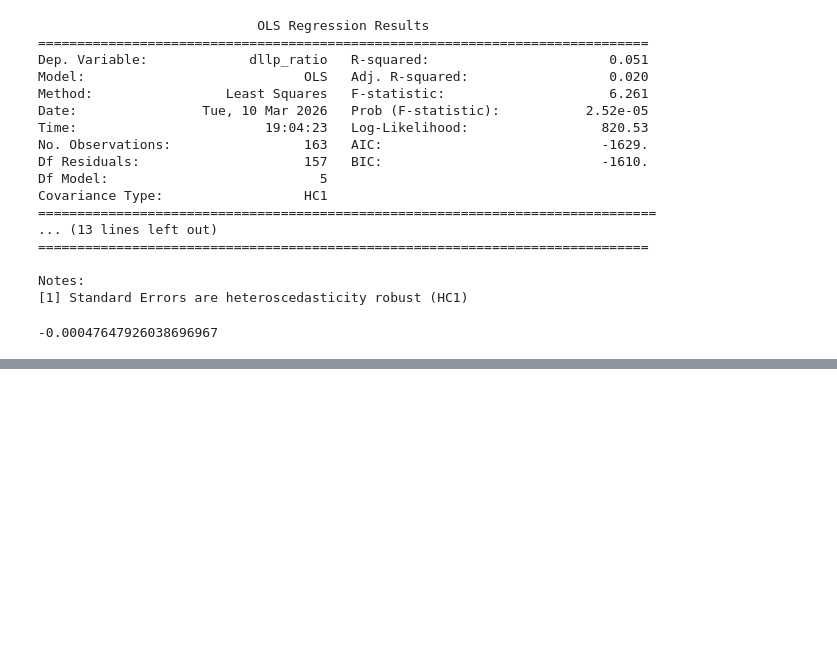
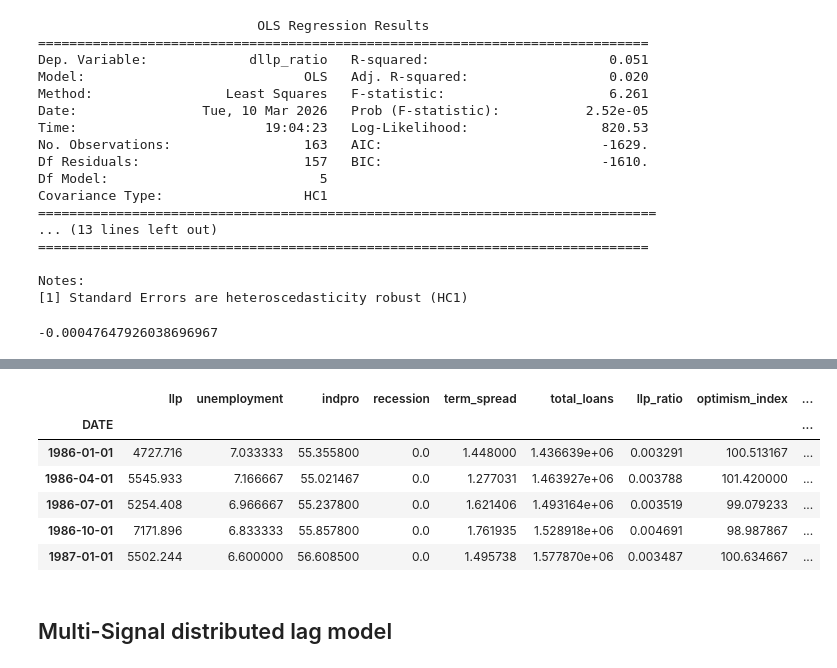
Before and after one commit to lukeroy007/4915_capstone, a Jupyter notebook: notebooks/02_eda.ipynb, the cells around one changed output, grey strips where cells are left out. Cells and saved outputs as stored; diff of their text form; code cells hidden in the pictures; blank space fills up the shorter version.

```diff
--- a/notebooks/02_eda.ipynb
+++ b/notebooks/02_eda.ipynb
@@ -283,3 +283,18 @@ Notes:
 sum(model_ratio.params[1:])
 # %% [output]
 -0.00047647926038696967
+# %%
+# Reload new data
+
+import pandas as pd
+import statsmodels.api as sm
+
+df = pd.read_csv(
+    "../data/processed/quarterly_llp_macro.csv",
+    parse_dates=["DATE"],
+    index_col="DATE"
+)
+
+df = df.sort_index()
+
+df.index.min(), df.index.max(), len(df)
@@ -285,0 +303,8 @@ sum(model_ratio.params[1:])
+# %%
+# Construct all first differences
+
+df["dllp_ratio"] = df["llp_ratio"].diff()
+df["dunemp"] = df["unemployment"].diff()
+df["dindpro"] = df["indpro"].diff()
+df["dspread"] = df["term_spread"].diff()
+df["doptimism"] = df["optimism_index"].diff()
@@ -285,0 +359,12 @@ sum(model_ratio.params[1:])
+# %%
+df.head()
+# %% [output]
+|  | llp | unemployment | indpro | recession | term_spread | total_loans | llp_ratio | optimism_index | ... |
+| DATE |  |  |  |  |  |  |  |  | ... |
+| 1986-01-01 | 4727.716 | 7.033333 | 55.355800 | 0.0 | 1.448000 | 1.436639e+06 | 0.003291 | 100.513167 | ... |
+| 1986-04-01 | 5545.933 | 7.166667 | 55.021467 | 0.0 | 1.277031 | 1.463927e+06 | 0.003788 | 101.420000 | ... |
+| 1986-07-01 | 5254.408 | 6.966667 | 55.237800 | 0.0 | 1.621406 | 1.493164e+06 | 0.003519 | 99.079233 | ... |
+| 1986-10-01 | 7171.896 | 6.833333 | 55.857800 | 0.0 | 1.761935 | 1.528918e+06 | 0.004691 | 98.987867 | ... |
+| 1987-01-01 | 5502.244 | 6.600000 | 56.608500 | 0.0 | 1.495738 | 1.577870e+06 | 0.003487 | 100.634667 | ... |
+# %% [markdown]
+## Multi-Signal distributed lag model
```
Also changed, not shown: parts of 13 cells of this notebook.
